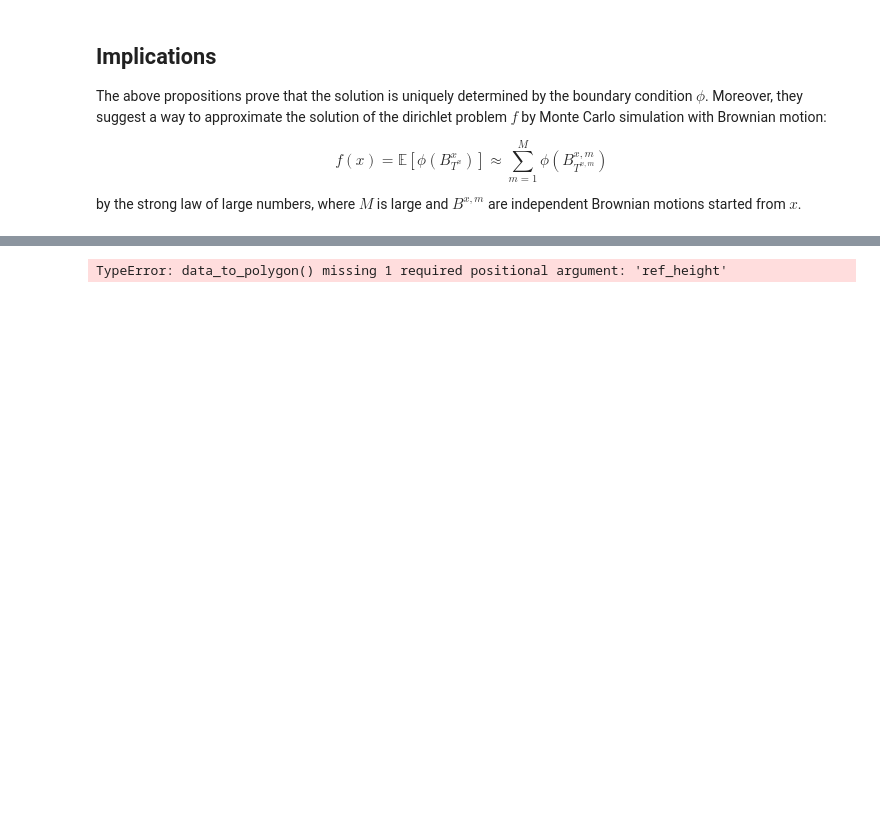
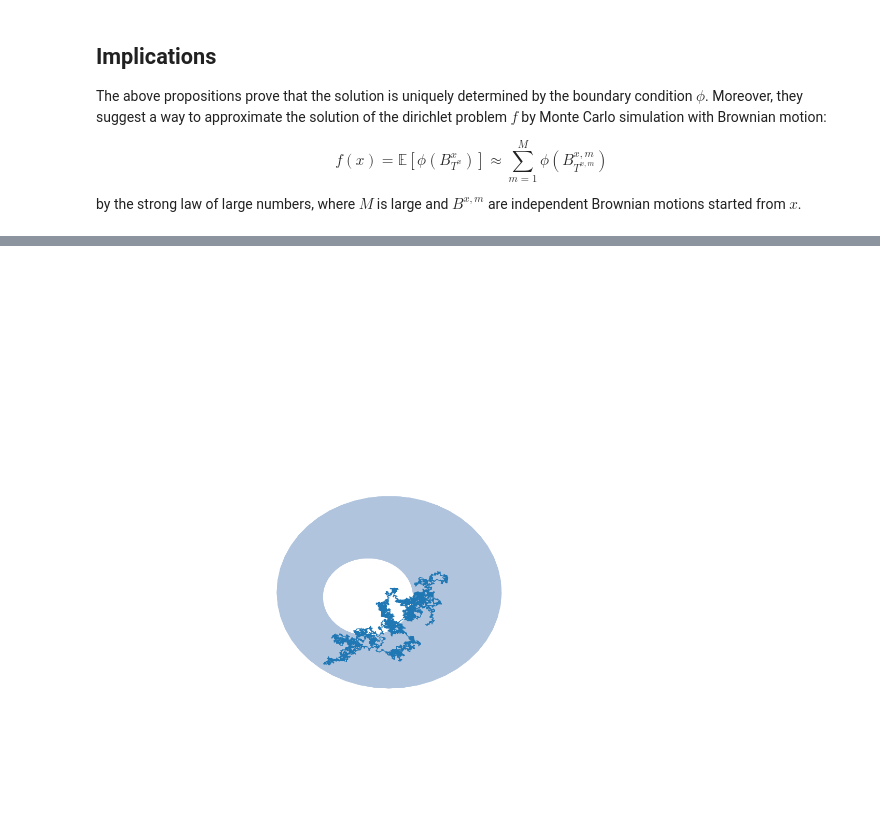
Before and after one commit to WGUNDERWOOD/dirichlet-problem-local-martingales, a Jupyter notebook: dirichlet-problem-local-martingales.ipynb, the cells around one changed output, grey strips where cells are left out. Drawn from its saved outputs; the diff is of its cells as text; code cells hidden in the pictures; blank space fills up the shorter version.

```diff
--- a/dirichlet-problem-local-martingales.ipynb
+++ b/dirichlet-problem-local-martingales.ipynb
@@ -92,19 +121,18 @@ dplm.plot_region_and_boundary_condition(dU, boundary_values, num_samples)
 # %%
-poly3dCollection = dplm.data_to_polygon(U_phi, 0, color='r', alpha=0.5)
 
-fig = plt.figure(figsize=(10,10))
+fig = plt.figure(figsize=(15,15))
 ax = fig.add_subplot(111, projection='3d')
-ax.add_collection3d(plt.fill_between(U[:,0], U[:,1], 0))
-ax.add_collection3d(poly3dCollection)
+ax.add_collection3d(plt.fill_between(dU[:,0], dU[:,1], 0, color='lightsteelblue', linewidth=0))
+plt.plot(B[:,0],B[:,1], zorder=10)
+ax.set_xlim([-4,6])
+ax.set_ylim([-5,5])
+ax.set_zlim([0,40])
+plt.axis('off')
 
-#ax.plot(U_phi[:,0], U_phi[:,1], zs=U_phi[:,2], color='r')
-#ax.plot_surface(X=U_phi[:,0], Y=U_phi[:,1], Z=U_phi[:,2].reshape((-1,1)), color='r', zorder=10)
-
-ax.set_xlim([-5,5])
-ax.set_ylim([-5,5])
-ax.set_zlim([-50,50])
+# viewpoint
+ax.view_init(elev=60, azim=250)
 
 
 plt.show()
 # %% [output]
-TypeError: data_to_polygon() missing 1 required positional argument: 'ref_height'
+[figure, added]
```
Also changed, not shown: parts of 5 cells of this notebook, 1 other file.
